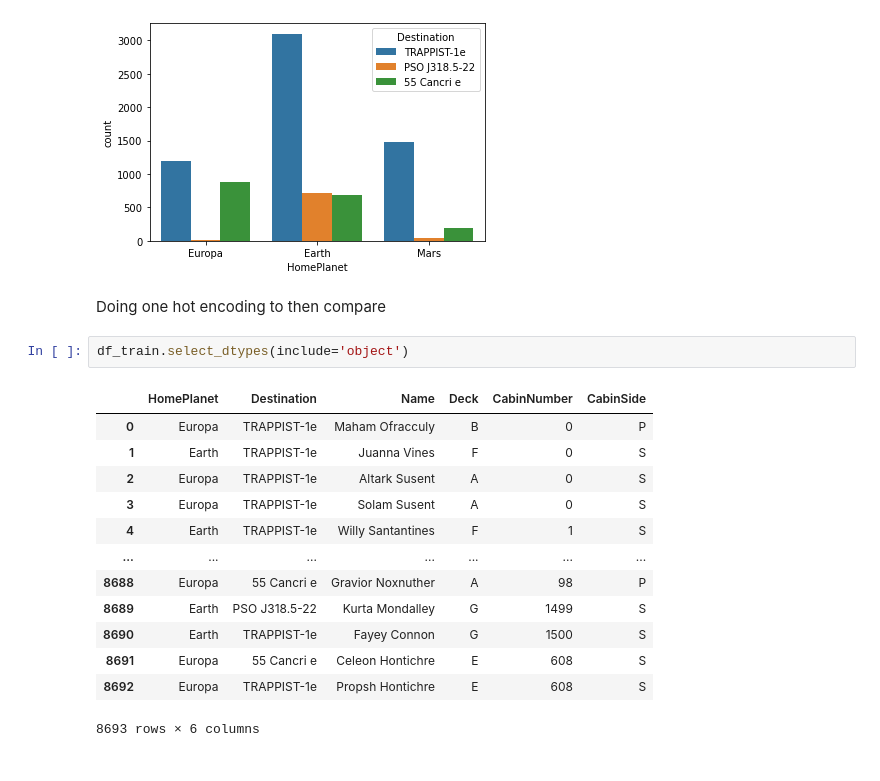
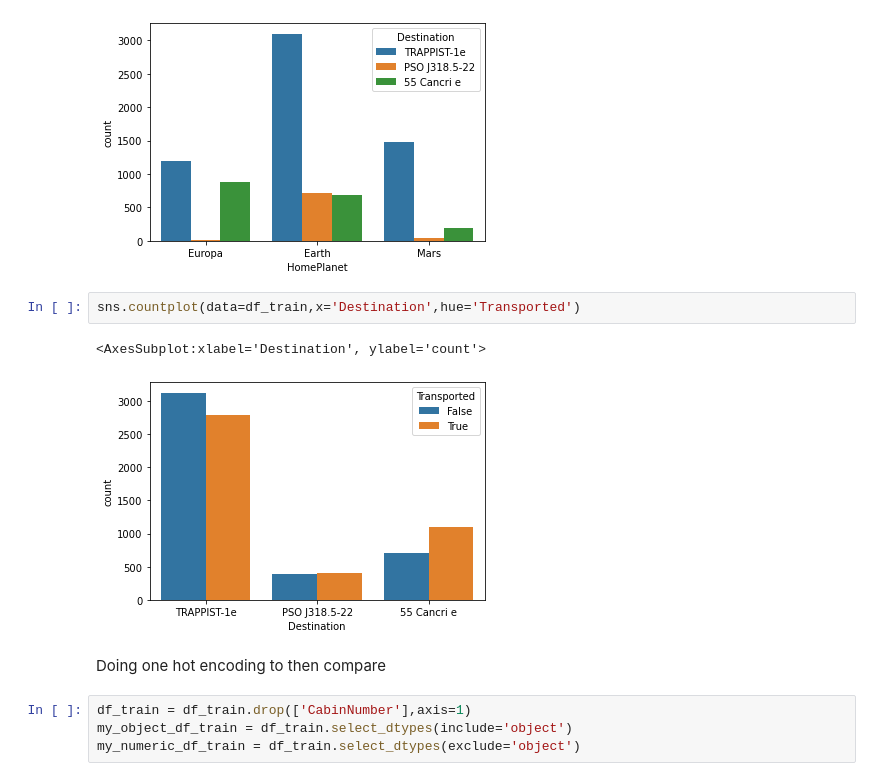
Before and after one commit to Daniel-Aguila/SpaceTitanic, a Jupyter notebook: main.ipynb, the cells around one changed output. Saved outputs shown, nothing was run; the diff lists cells and outputs as text.

```diff
--- a/main.ipynb
+++ b/main.ipynb
@@ -233,21 +253,14 @@ sns.countplot(data=df_train,x='HomePlanet',hue='Destination')
 # %% [output]
 <AxesSubplot:xlabel='HomePlanet', ylabel='count'>
 [figure]
+# %%
+sns.countplot(data=df_train,x='Destination',hue='Transported')
+# %% [output]
+<AxesSubplot:xlabel='Destination', ylabel='count'>
+[figure, added]
 # %% [markdown]
 Doing one hot encoding to then compare
-# %%
-df_train.select_dtypes(include='object')
-# %% [output]
-|  | HomePlanet | Destination | Name | Deck | CabinNumber | CabinSide |
-| 0 | Europa | TRAPPIST-1e | Maham Ofracculy | B | 0 | P |
-| 1 | Earth | TRAPPIST-1e | Juanna Vines | F | 0 | S |
-| 2 | Europa | TRAPPIST-1e | Altark Susent | A | 0 | S |
-| 3 | Europa | TRAPPIST-1e | Solam Susent | A | 0 | S |
-| 4 | Earth | TRAPPIST-1e | Willy Santantines | F | 1 | S |
-| ... | ... | ... | ... | ... | ... | ... |
-| 8688 | Europa | 55 Cancri e | Gravior Noxnuther | A | 98 | P |
-| 8689 | Earth | PSO J318.5-22 | Kurta Mondalley | G | 1499 | S |
-| 8690 | Earth | TRAPPIST-1e | Fayey Connon | G | 1500 | S |
-| 8691 | Europa | 55 Cancri e | Celeon Hontichre | E | 608 | S |
-| 8692 | Europa | TRAPPIST-1e | Propsh Hontichre | E | 608 | S |
-8693 rows × 6 columns
+# %%
+df_train = df_train.drop(['CabinNumber'],axis=1)
+my_object_df_train = df_train.select_dtypes(include='object')
+my_numeric_df_train = df_train.select_dtypes(exclude='object')
```
Also changed, not shown: parts of 9 cells of this notebook.
